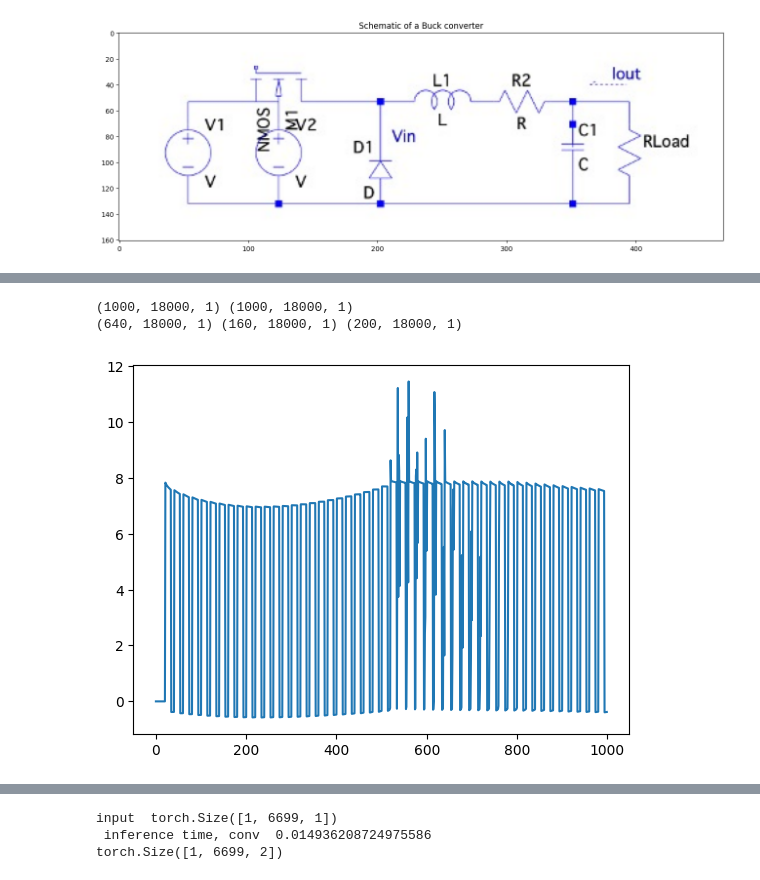
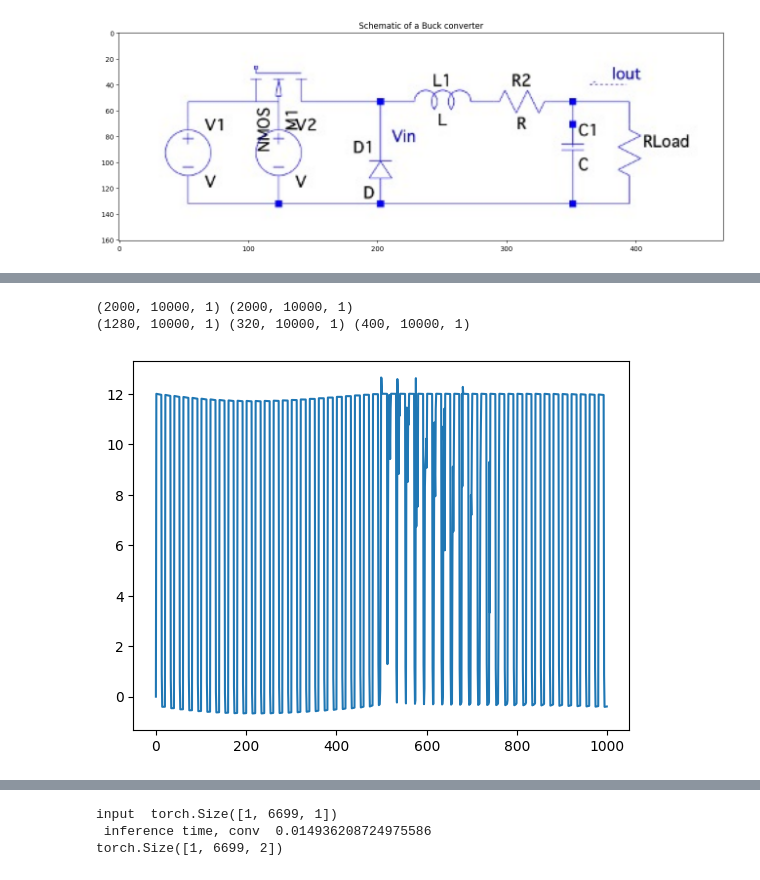
Before and after one commit to czuniga76/S4Model_Tests, a Jupyter notebook: SSSMforcircuits.ipynb, the cells around one changed output, grey strips where cells are left out. Cells and saved outputs as stored; diff of their text form; code cells hidden in the pictures.

```diff
--- a/SSSMforcircuits.ipynb
+++ b/SSSMforcircuits.ipynb
@@ -185,26 +191,29 @@ iL_Rfixed.npy           s4MLP_bucket.mod
 # %%
 direc = "/content/MyDrive/MyDrive/SpiceSimulations/"
-X = np.load(direc+"buckvarpulse_vin.npy") #  "Vsource_RLfixed_dtPd30.npy")
-y = np.load(direc+"buckvarpulse_vload.npy") #"iout_RLfixed_dtPd30.npy")
+#X = np.load(direc+"buckvarpulse_vin.npy") #  "Vsource_RLfixed_dtPd30.npy")
+#y = np.load(direc+"buckvarpulse_vload.npy") #"iout_RLfixed_dtPd30.npy")
+X = np.load(direc+"buckpulse_vin.npy") #  "Vsource_RLfixed_dtPd30.npy")
+y = np.load(direc+"buckpulse_vload.npy") #"iout_RLfixed_dtPd30.npy")
+
 #y2 = np.load(direc+"iL_RfixeddtPd30.npy")
 
 X = np.expand_dims(X,axis=-1)
 y = np.expand_dims(y,axis=-1)
 #y2 = np.expand_dims(y2,axis=-1)
 
 #y = np.concatenate([y,y2],axis=-1)
 print(X.shape,y.shape)
 plt.plot(X[0,:1000])
 from sklearn.model_selection import train_test_split
 
 # Assuming X is your feature matrix and y is your target variable
 X_train, X_test, y_train, y_test = train_test_split(X, y, test_size=0.2, random_state=42)
 X_train, X_val, y_train, y_val = train_test_split(X_train,y_train,test_size=0.2,random_state=42)
 print(X_train.shape,X_val.shape,X_test.shape)
 # %% [output]
-(1000, 18000, 1) (1000, 18000, 1)
-(640, 18000, 1) (160, 18000, 1) (200, 18000, 1)
+(2000, 10000, 1) (2000, 10000, 1)
+(1280, 10000, 1) (320, 10000, 1) (400, 10000, 1)
-[figure, old version]
+[figure, new version]
 # %%
 
 ids = 100
```
Also changed, not shown: parts of 10 cells of this notebook.
